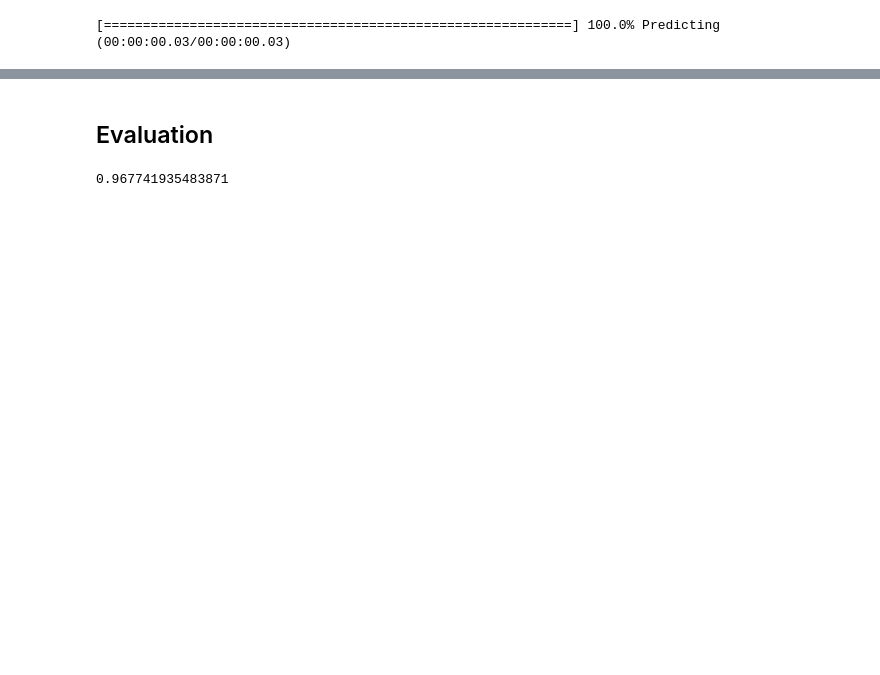
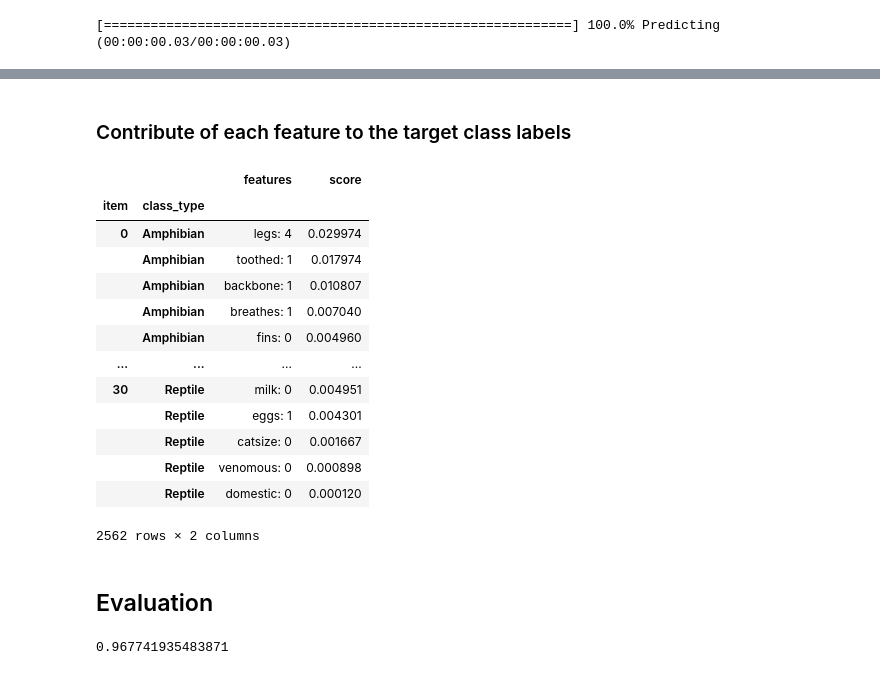
Before and after one commit to SparseTensorClassifier/tutorial, a Jupyter notebook: Quickstart.ipynb, the cells around one changed output, grey strips where cells are left out. Saved outputs shown, nothing was run; the diff lists cells and outputs as text; code cells hidden in the pictures; blank space fills up the shorter version.

```diff
--- a/Quickstart.ipynb
+++ b/Quickstart.ipynb
@@ -73,3 +117,22 @@ labels, _, _ = STC.predict(zoo[70:], probability=False, explain=False)
+# %% [markdown]
+### Contribute of each feature to the target class labels
+# %%
+explainability
+# %% [output]
+|  |  | features | score |
+| item | class_type |  |  |
+| 0 | Amphibian | legs: 4 | 0.029974 |
+|  | Amphibian | toothed: 1 | 0.017974 |
+|  | Amphibian | backbone: 1 | 0.010807 |
+|  | Amphibian | breathes: 1 | 0.007040 |
+|  | Amphibian | fins: 0 | 0.004960 |
+| ... | ... | ... | ... |
+| 30 | Reptile | milk: 0 | 0.004951 |
+|  | Reptile | eggs: 1 | 0.004301 |
+|  | Reptile | catsize: 0 | 0.001667 |
+|  | Reptile | venomous: 0 | 0.000898 |
+|  | Reptile | domestic: 0 | 0.000120 |
+2562 rows × 2 columns
 # %% [markdown]
 ## Evaluation
 # %%
```
Also changed, not shown: parts of 10 cells of this notebook, 6 other files.
